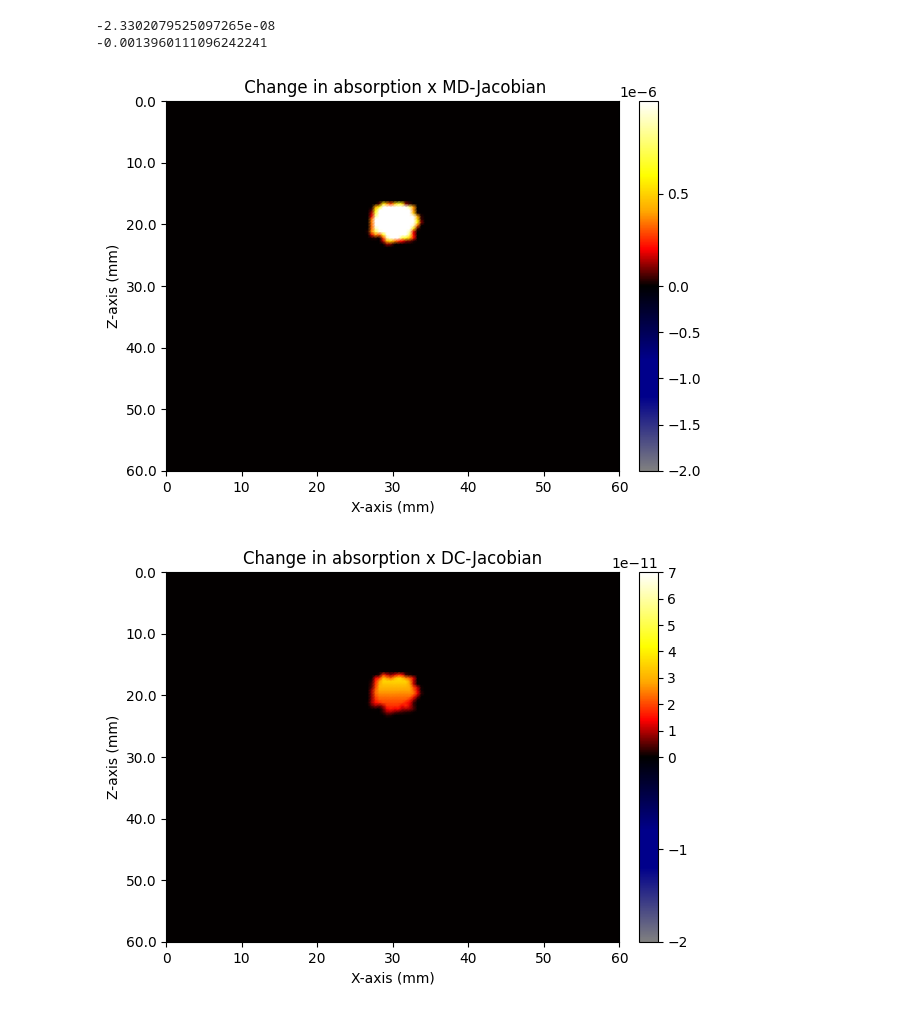
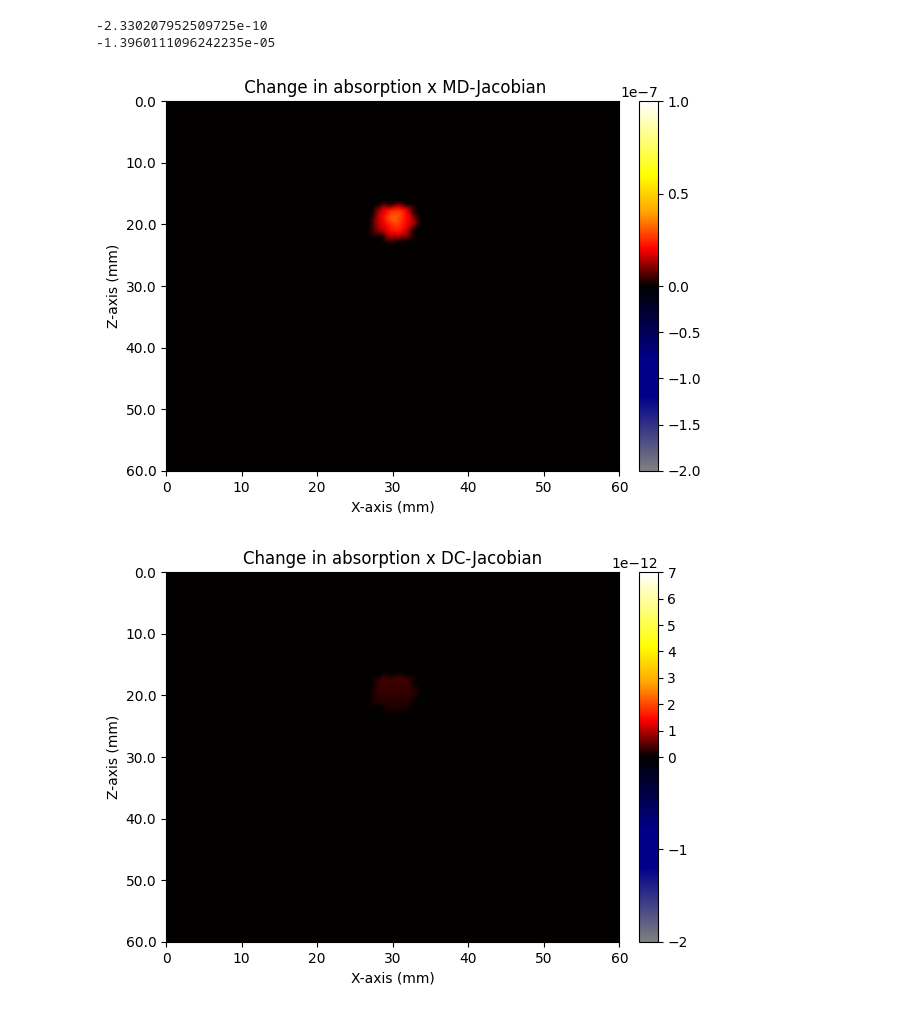
Before and after one commit to akshayraghuraman369/nirfaster-FF, a Jupyter notebook: Works/sensitivity/line scan.ipynb, the cells around one changed output. Saved outputs shown, nothing was run; the diff lists cells and outputs as text; code cells hidden in the pictures.

```diff
--- a/Works/sensitivity/line scan.ipynb
+++ b/Works/sensitivity/line scan.ipynb
@@ -56,7 +77,7 @@ mua_selection = np.where(ind_ab)
 # creating the difference in absorption
 
 tmp1= np.zeros(len(Mymesh.mesh.nodes))
-tmp1[mua_selection] = 0.01               # in-effect, this is the difference in abs
+tmp1[mua_selection] = 0.0001               # in-effect, this is the difference in abs
 tmp2 = Mymesh.mesh.vol.mesh2grid@tmp1     # mesh to grid interpolation
 tmp2 = tmp2.reshape(1,-1)          # Reshaped to look similiar to a jacobian, shape: (1, 1728000)
 
@@ -78,14 +99,14 @@ abs_J0_avg = np.sum(abs_J0)
 print(abs_J0_avg)
 print(abs_md_avg)
 # %% [output]
--2.3302079525097265e-08
--0.0013960111096242241
+-2.330207952509725e-10
+-1.3960111096242235e-05
 # %%
 
 
 # plotting "Change in abs" x MD-jacoboan
 
-norm = mcolors.TwoSlopeNorm(vmin=-0.2e-5, vcenter=0, vmax=0.1e-5)
+norm = mcolors.TwoSlopeNorm(vmin=-0.2e-6, vcenter=0, vmax=0.1e-6)
 
 # Create a custom colormap
 cmap_colors = [
@@ -96,39 +117,39 @@ cmap_colors = [
     (0.6, "red"),
     (0.7, "orange"),
     (0.8, "yellow"),
     (1.0, "white")
 ]
 custom_cmap = mcolors.LinearSegmentedColormap.from_list("custom_hot_blue", cmap_colors, N=500)
 
 
 # Plot using `pcolormesh` for smooth shading
 X, Z = np.meshgrid(np.linspace(0, 60, abs_md.shape[1]),
                    np.linspace(0, 60, abs_md.shape[2]))
 h = plt.pcolormesh(X, Z, -abs_md[60, :, :].T, cmap=custom_cmap, norm=norm, shading='gouraud')
 
 # Add colorbar
 plt.colorbar(h, fraction=0.046, pad=0.04)
 
 
 #Invert z axis
 yticks = plt.gca().get_yticks()  # Get the original tick positions
 plt.gca().set_yticks(yticks)  # Set them back
 plt.gca().set_yticklabels(yticks[::-1])
 
 
 
 # Show plot
 plt.xlabel("X-axis (mm)")
 plt.ylabel("Z-axis (mm)")
 plt.title(" Change in absorption x MD-Jacobian")
 plt.show()
 # %% [output]
-[figure, old version]
+[figure, new version]
 # %%
 # plotting "Change in abs" x DC-jacobian
 
 
-norm = mcolors.TwoSlopeNorm(vmin=-0.2e-10, vcenter=0, vmax=0.7e-10)
+norm = mcolors.TwoSlopeNorm(vmin=-0.2e-11, vcenter=0, vmax=0.7e-11)
 
 # Create a custom colormap
 cmap_colors = [
@@ -166,7 +187,7 @@ plt.ylabel("Z-axis (mm)")
 plt.title("Change in absorption x DC-Jacobian")
 plt.show()
 # %% [output]
-[figure, old version]
+[figure, new version]
 # %%
 #Include the US-patch-boundary on the ["Change in abs" x MD-jacobian plot]
 
```
Also changed, not shown: parts of 6 cells of this notebook, 2 other files.
